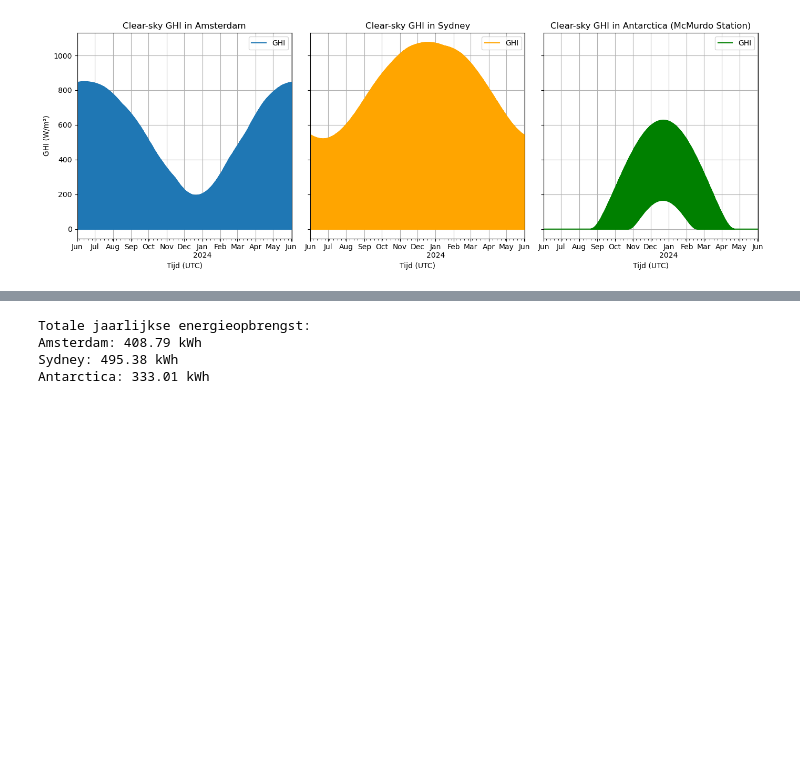
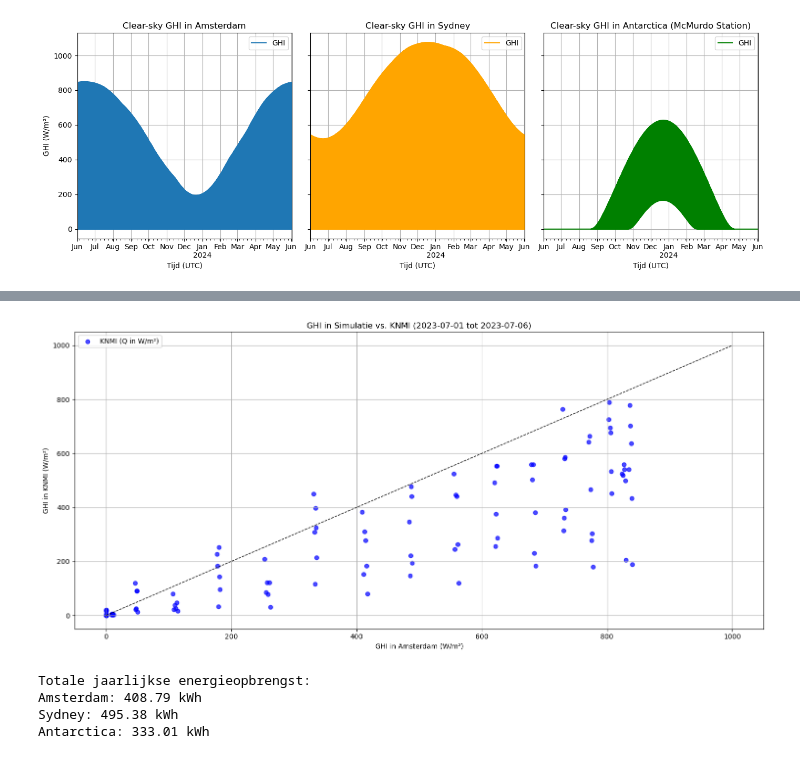
Before and after one commit to Qrax/PV-Systems-Data, a Jupyter notebook: PVlib simulaties oefenen.ipynb, the cells around one changed output, grey strips where cells are left out. Saved outputs shown, nothing was run; the diff lists cells and outputs as text; code cells hidden in the pictures; blank space fills up the shorter version.

```diff
--- a/PVlib simulaties oefenen.ipynb
+++ b/PVlib simulaties oefenen.ipynb
@@ -76,3 +180,7 @@ plt.show()
+# %%
+plot_simulation_knmi_tegenelkaar(knmi_data.copy(), clearsky_amsterdam.copy(), '2023-07-01', '2023-07-06')
+# %% [output]
+[figure, added]
 # %%
 import pvlib
 import numpy as np
```
Also changed, not shown: parts of 3 cells of this notebook, 1 other file.
